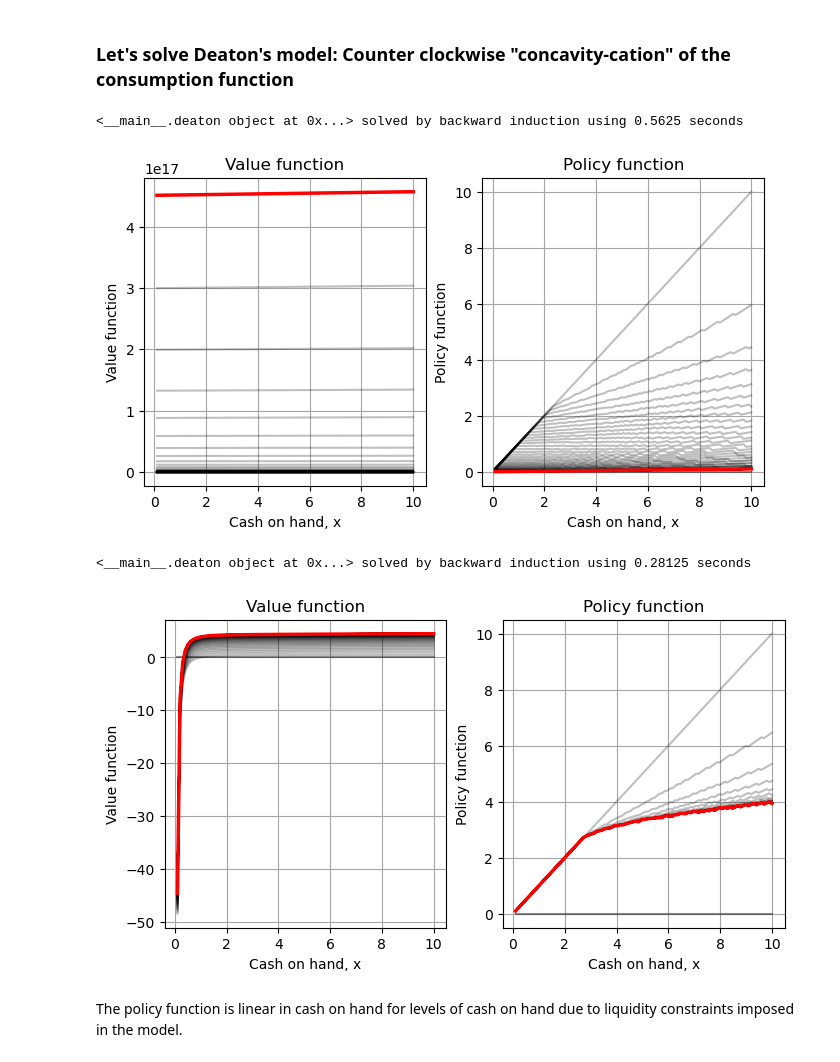
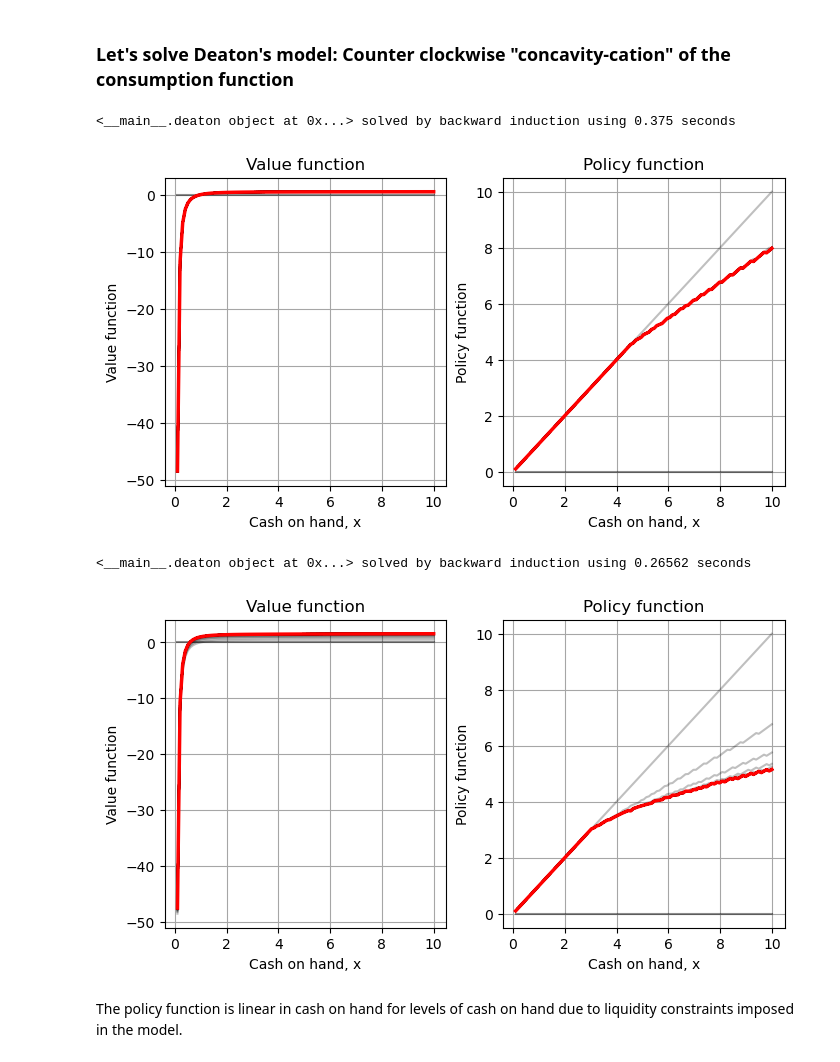
Before and after one commit to zbp778/dp_ucph, a Jupyter notebook: 1_theory_tools/03_deaton_1d_integration.ipynb, the cells around one changed output. Cells and saved outputs as stored; diff of their text form; code cells hidden in the pictures.

```diff
--- a/1_theory_tools/03_deaton_1d_integration.ipynb
+++ b/1_theory_tools/03_deaton_1d_integration.ipynb
@@ -631,17 +631,17 @@ def v_c_plot(x, V, c):
 ### Let's solve Deaton's model: Counter clockwise "concavity-cation" of the consumption function
 # %%
 # default inputs  for deaton: β=.9, R=1, μ=0, σ=1, η=1, xbar=[0, 10], n_x=50, n_c=100, n_y=10
-m1=deaton(β=1.5, R=1.0, μ=1, σ=.1, η=3, xbar=[0, 10], n_x=100, n_c=100, n_y=10);
-m2=deaton(β=0.9, R=1.0, μ=1, σ=.1, η=3, xbar=[0, 10], n_x=100, n_c=100, n_y=10);
+m1=deaton(β=0.2, R=1.0, μ=1, σ=.1, η=3, xbar=[0, 10], n_x=100, n_c=100, n_y=10);
+m2=deaton(β=0.7, R=1.0, μ=1, σ=.1, η=3, xbar=[0, 10], n_x=100, n_c=100, n_y=10);
 
 #V, c = dpsolver.vfi(m1, maxiter=1000, callback=dpsolver.iterinfo); v_c_plot(m1.x, V, c);
 V, c = dpsolver.vfi_T(m1, T=100); v_c_plot(m1.x, V, c);
 V, c = dpsolver.vfi_T(m2, T=100); v_c_plot(m2.x, V, c);
 # %% [output]
-<__main__.deaton object at 0x...> solved by backward induction using 0.5625 seconds
+<__main__.deaton object at 0x...> solved by backward induction using 0.375 seconds
-[figure, old version]
+[figure, new version]
-<__main__.deaton object at 0x...> solved by backward induction using 0.28125 seconds
+<__main__.deaton object at 0x...> solved by backward induction using 0.26562 seconds
-[figure, old version]
+[figure, new version]
 # %% [markdown]
 The policy function is linear in cash on hand for levels of cash on hand due to liquidity constraints imposed in the model.
 # %% [markdown]
```
Also changed, not shown: parts of 2 cells of this notebook, 3 other files.
